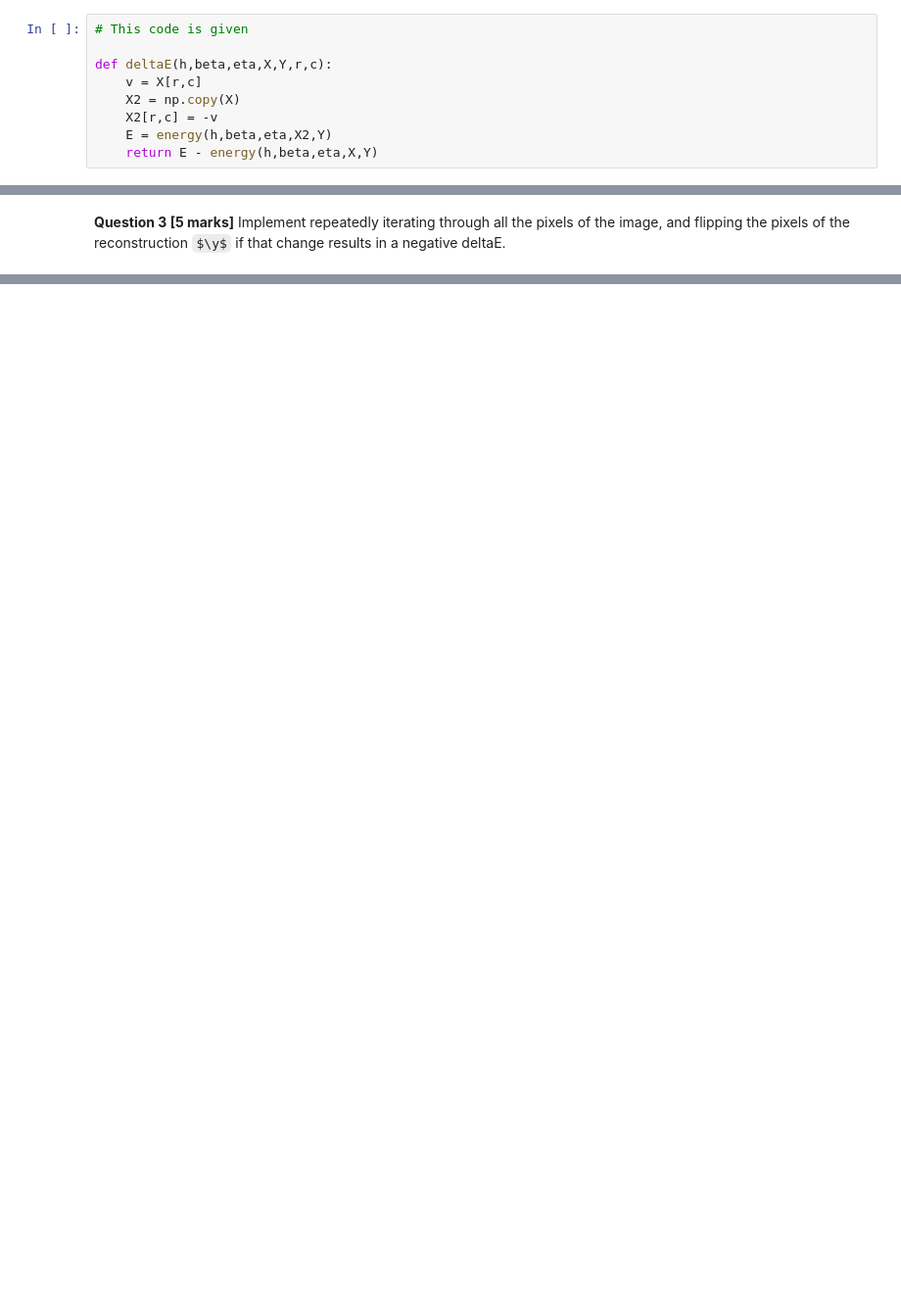
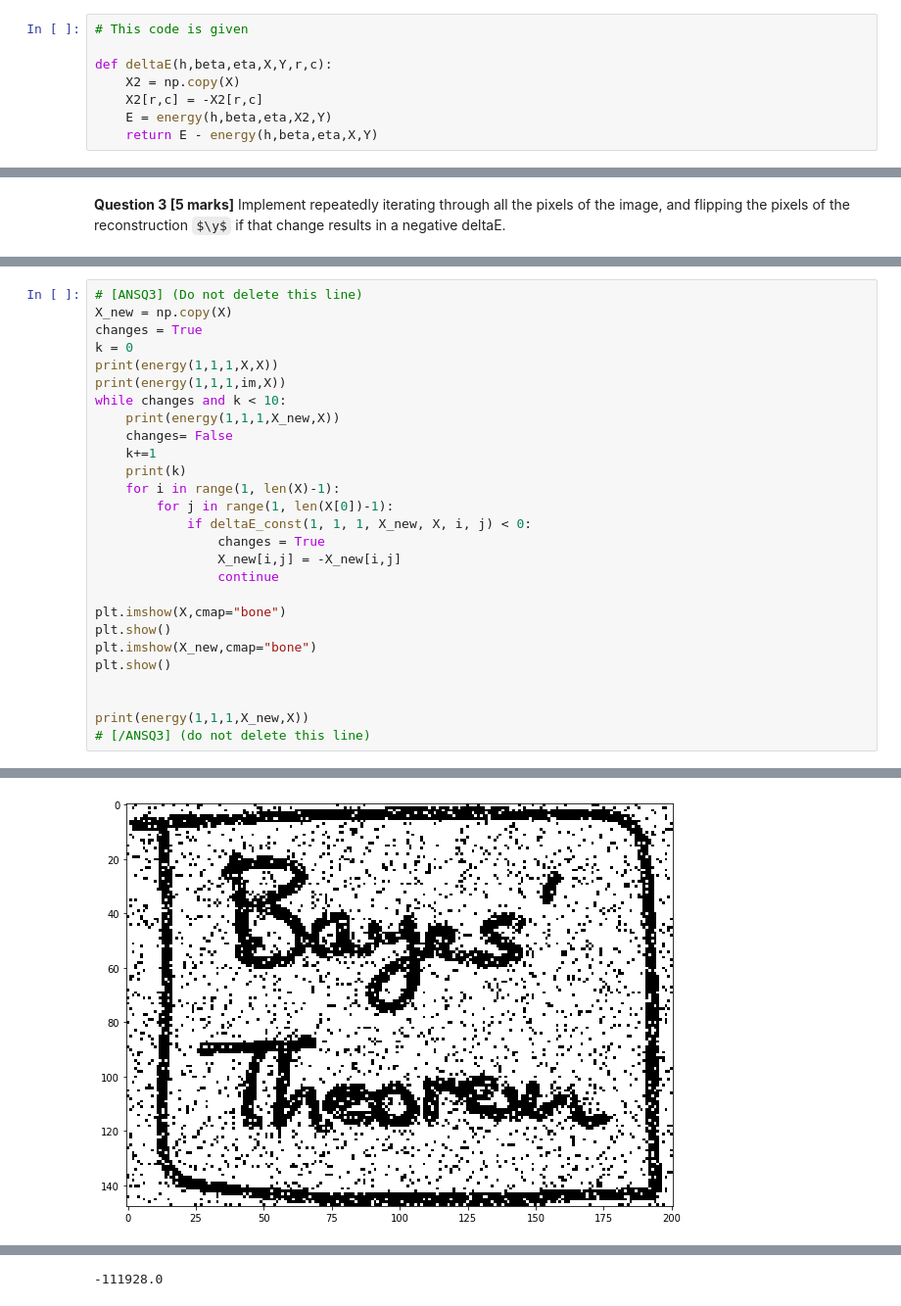
Before and after one commit to pLOPeGG/Advanced-Machine-Learning, a Jupyter notebook: LAB_1/Lab+1+-+Graphical+Models+2018+-+Handout.ipynb, the cells around one changed output, grey strips where cells are left out. Shown at 98% size. Cells and saved outputs as stored; diff of their text form; some formulas as TeX source; blank space fills up the shorter version.

```diff
--- a/LAB_1/Lab+1+-+Graphical+Models+2018+-+Handout.ipynb
+++ b/LAB_1/Lab+1+-+Graphical+Models+2018+-+Handout.ipynb
@@ -410,9 +410,8 @@ print(energy(1,1,1,X,X))
 # This code is given
 
 def deltaE(h,beta,eta,X,Y,r,c):
-    v = X[r,c]
     X2 = np.copy(X)
-    X2[r,c] = -v
+    X2[r,c] = -X2[r,c]
     E = energy(h,beta,eta,X2,Y)
     return E - energy(h,beta,eta,X,Y)
 # %% [markdown]
@@ -457,0 +473,28 @@ for i in range(2, 100):
+# %%
+# [ANSQ3] (Do not delete this line)
+X_new = np.copy(X)
+changes = True
+k = 0
+print(energy(1,1,1,X,X))
+print(energy(1,1,1,im,X))
+while changes and k < 10:
+    print(energy(1,1,1,X_new,X))
+    changes= False
+    k+=1
+    print(k)
+    for i in range(1, len(X)-1):
+        for j in range(1, len(X[0])-1):
+            if deltaE_const(1, 1, 1, X_new, X, i, j) < 0:
+                changes = True
+                X_new[i,j] = -X_new[i,j]
+                continue
+
+plt.imshow(X,cmap="bone")
+plt.show()
+plt.imshow(X_new,cmap="bone")
+plt.show()
+
+
+print(energy(1,1,1,X_new,X))
+# [/ANSQ3] (do not delete this line)
+# %% [output]
@@ -457,0 +518 @@ for i in range(2, 100):
+[figure, added]
@@ -457,0 +520 @@ for i in range(2, 100):
+-111928.0
```
Also changed, not shown: parts of 6 cells of this notebook.
